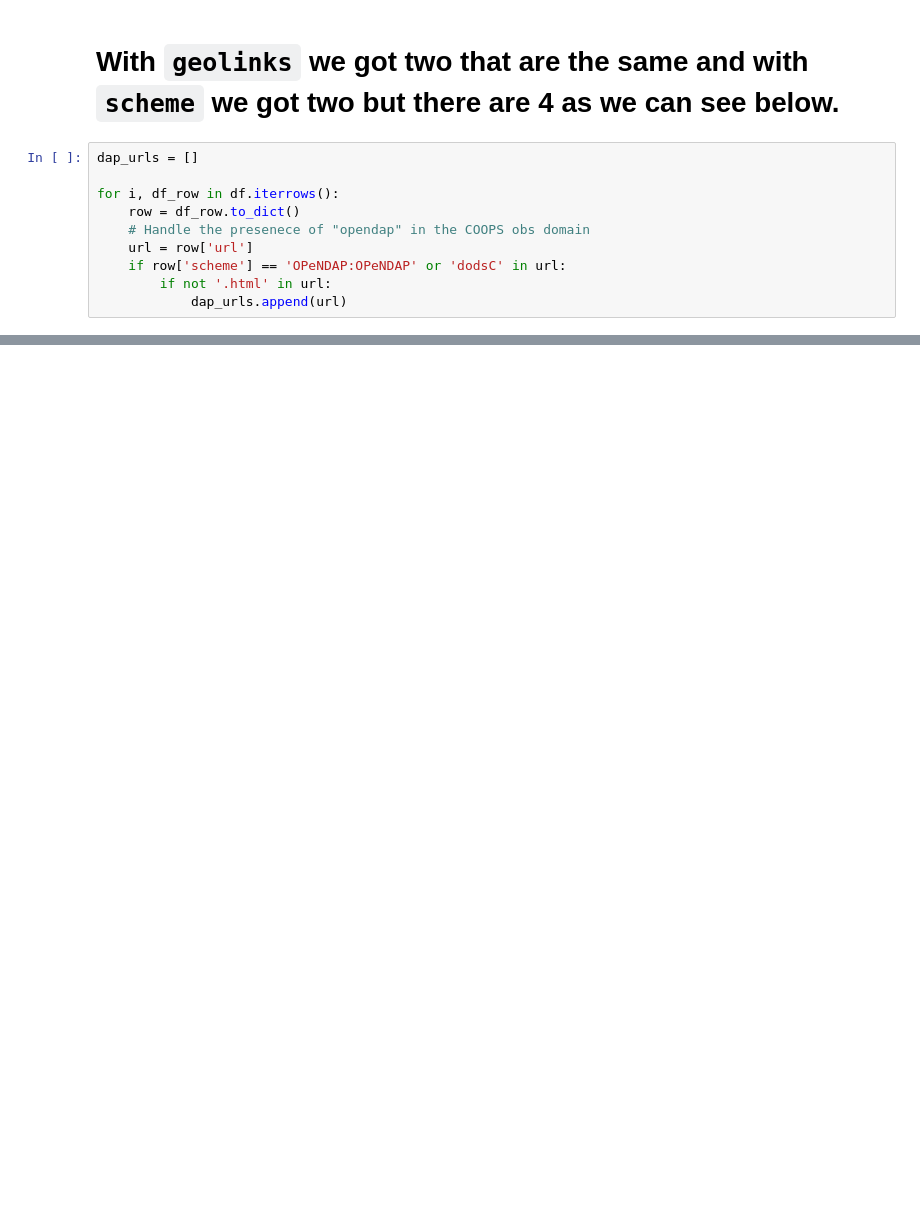
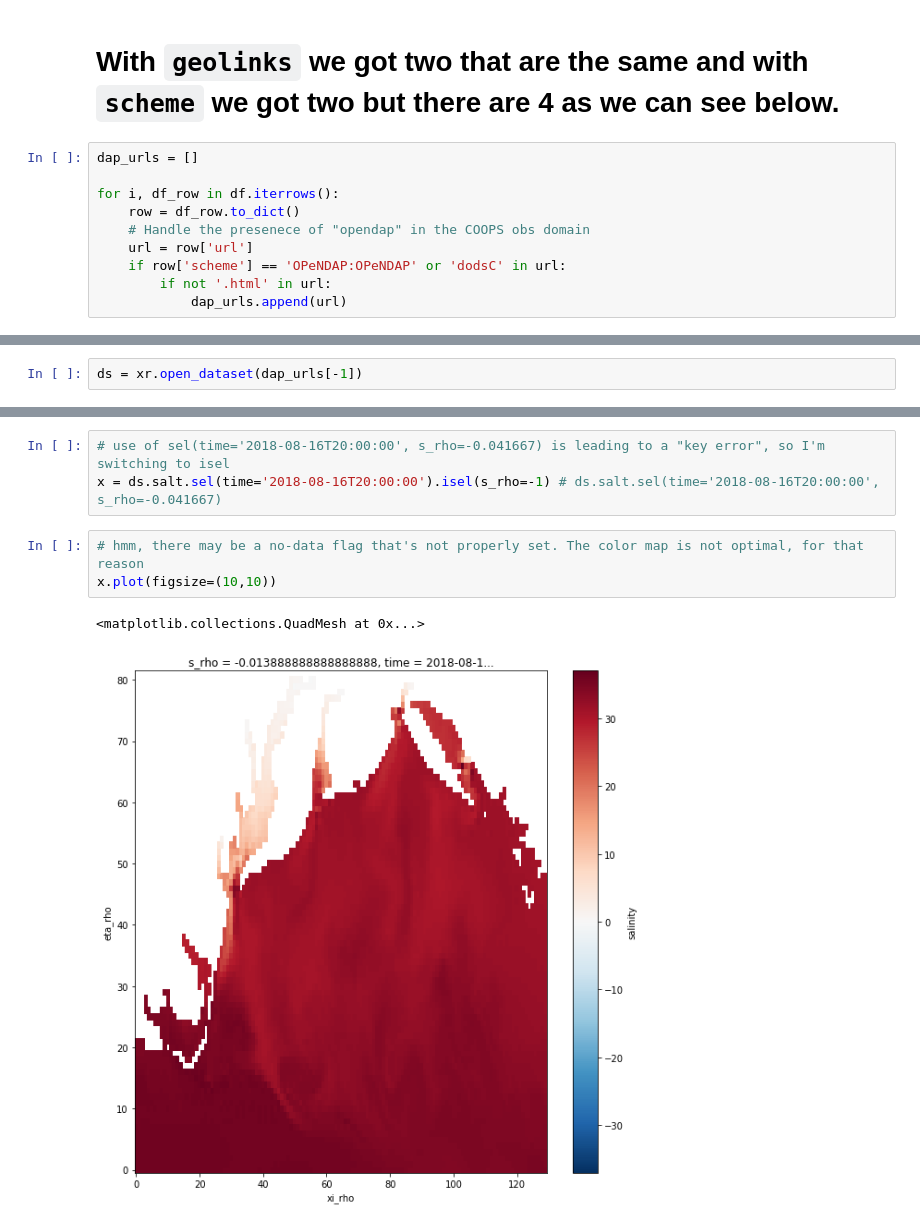
Before and after one commit to oceanhackweek/ohw2018_tutorials, a Jupyter notebook: day2/ioos_data_access/02-iooscatalog_models.ipynb, the cells around one changed output, grey strips where cells are left out. Saved outputs shown, nothing was run; the diff lists cells and outputs as text; blank space fills up the shorter version.

```diff
--- a/day2/ioos_data_access/02-iooscatalog_models.ipynb
+++ b/day2/ioos_data_access/02-iooscatalog_models.ipynb
@@ -259,0 +264,2 @@ m
+# %%
+ds = xr.open_dataset(dap_urls[-1])
@@ -259,0 +348,9 @@ m
+# %%
+# use of sel(time='2018-08-16T20:00:00', s_rho=-0.041667) is leading to a "key error", so I'm switching to isel
+x = ds.salt.sel(time='2018-08-16T20:00:00').isel(s_rho=-1) # ds.salt.sel(time='2018-08-16T20:00:00', s_rho=-0.041667)
+# %%
+# hmm, there may be a no-data flag that's not properly set. The color map is not optimal, for that reason
+x.plot(figsize=(10,10))
+# %% [output]
+<matplotlib.collections.QuadMesh at 0x...>
+[figure, added]
```
Also changed, not shown: parts of 35 cells of this notebook, 1 other file.
